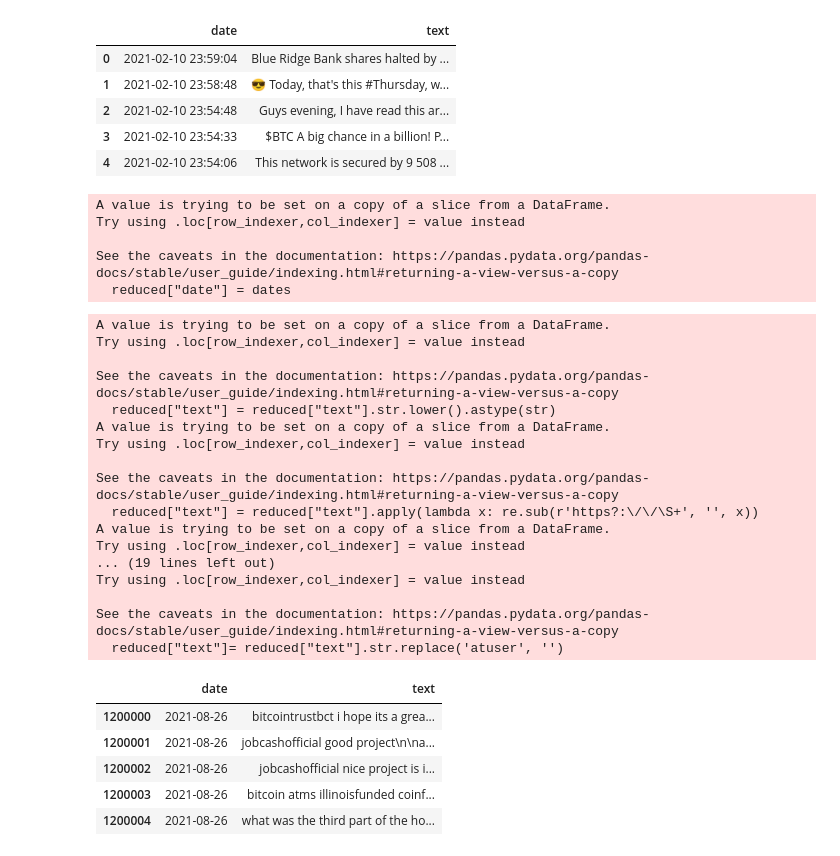
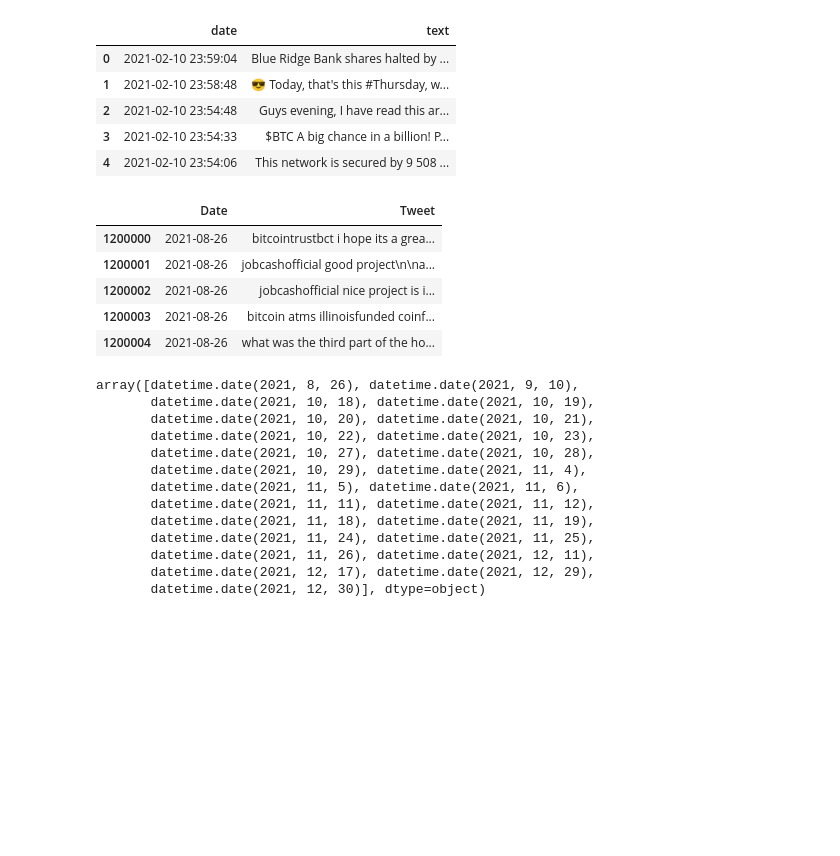
Before and after one commit to joshbrook/BTC-Sentiment-Analysis, a Jupyter notebook: preprocessing.ipynb, the cells around one changed output. Cells and saved outputs as stored; diff of their text form; code cells hidden in the pictures; blank space fills up the shorter version.

```diff
--- a/preprocessing.ipynb
+++ b/preprocessing.ipynb
@@ -335,61 +367,55 @@ sorted = btc_tweets.sort_values('date').dropna().reset_index(drop=True)
 reduced = sorted.iloc[1200000:1999000]
 # %%
 dates = [d.date() for d in pd.to_datetime(reduced["date"])]
-reduced["date"] = dates
-# %% [output]
-A value is trying to be set on a copy of a slice from a DataFrame.
-Try using .loc[row_indexer,col_indexer] = value instead
-
-See the caveats in the documentation: https://pandas.pydata.org/pandas-docs/stable/user_guide/indexing.html#returning-a-view-versus-a-copy
-  reduced["date"] = dates
 # %%
 import re
 
 # Provide case insensitive data
-reduced["text"] = reduced["text"].str.lower().astype(str)
+text = reduced["text"].str.lower().astype(str)
 
 # Take out links with or without www
-reduced["text"] = reduced["text"].apply(lambda x: re.sub(r'https?:\/\/\S+', '', x))
-reduced["text"].apply(lambda x: re.sub(r"www\.[a-z]?\.?(com)+|[a-z]+\.(com)", '', x))
+text = text.apply(lambda x: re.sub(r'https?:\/\/\S+', '', x))
+text.apply(lambda x: re.sub(r"www\.[a-z]?\.?(com)+|[a-z]+\.(com)", '', x))
 
 # Take out possible HTML character references
-reduced["text"] = reduced["text"].apply(lambda x: re.sub(r'&[a-z]+;', '', x))
+text = text.apply(lambda x: re.sub(r'&[a-z]+;', '', x))
 
 # Take out nonletter characters except for spaces and sentence delimitators
-reduced["text"] = reduced["text"].apply(lambda x: re.sub(r"[^a-z\s.!?]", '', x))
+text = text.apply(lambda x: re.sub(r"[^a-z\s.!?]", '', x))
 
 # Sometimes twitter data has links preprocessed into a reference such as {link}
-reduced["text"] = reduced["text"].apply(lambda x: re.sub(r'{link}', '', x))
+text = text.apply(lambda x: re.sub(r'{link}', '', x))
 
 # Noticed the dataset contains at user and url references so we can remove them
-reduced["text"] = reduced["text"].str.replace('url', '')
-reduced["text"] = reduced["text"].str.replace('atuser', '')
+text = text.str.replace('url', '')
+text = text.str.replace('atuser', '')
 
-reduced.head(5)
+filtered = pd.DataFrame({"Date": dates, "Tweet": text})
+
+filtered.head(5)
 # %% [output]
-A value is trying to be set on a copy of a slice from a DataFrame.
-Try using .loc[row_indexer,col_indexer] = value instead
-
-See the caveats in the documentation: https://pandas.pydata.org/pandas-docs/stable/user_guide/indexing.html#returning-a-view-versus-a-copy
-  reduced["text"] = reduced["text"].str.lower().astype(str)
-A value is trying to be set on a copy of a slice from a DataFrame.
-Try using .loc[row_indexer,col_indexer] = value instead
-
-See the caveats in the documentation: https://pandas.pydata.org/pandas-docs/stable/user_guide/indexing.html#returning-a-view-versus-a-copy
-  reduced["text"] = reduced["text"].apply(lambda x: re.sub(r'https?:\/\/\S+', '', x))
-A value is trying to be set on a copy of a slice from a DataFrame.
-Try using .loc[row_indexer,col_indexer] = value instead
-... (19 lines left out)
-Try using .loc[row_indexer,col_indexer] = value instead
-
-See the caveats in the documentation: https://pandas.pydata.org/pandas-docs/stable/user_guide/indexing.html#returning-a-view-versus-a-copy
-  reduced["text"]= reduced["text"].str.replace('atuser', '')
-|  | date | text |
+|  | Date | Tweet |
 | 1200000 | 2021-08-26 | bitcointrustbct i hope its a grea... |
 | 1200001 | 2021-08-26 | jobcashofficial good project\n\na... |
 | 1200002 | 2021-08-26 | jobcashofficial nice project is i... |
 | 1200003 | 2021-08-26 | bitcoin atms illinoisfunded coinf... |
 | 1200004 | 2021-08-26 | what was the third part of the ho... |
+# %%
+filtered["Date"].unique()
+# %% [output]
+array([datetime.date(2021, 8, 26), datetime.date(2021, 9, 10),
+       datetime.date(2021, 10, 18), datetime.date(2021, 10, 19),
+       datetime.date(2021, 10, 20), datetime.date(2021, 10, 21),
+       datetime.date(2021, 10, 22), datetime.date(2021, 10, 23),
+       datetime.date(2021, 10, 27), datetime.date(2021, 10, 28),
+       datetime.date(2021, 10, 29), datetime.date(2021, 11, 4),
+       datetime.date(2021, 11, 5), datetime.date(2021, 11, 6),
+       datetime.date(2021, 11, 11), datetime.date(2021, 11, 12),
+       datetime.date(2021, 11, 18), datetime.date(2021, 11, 19),
+       datetime.date(2021, 11, 24), datetime.date(2021, 11, 25),
+       datetime.date(2021, 11, 26), datetime.date(2021, 12, 11),
+       datetime.date(2021, 12, 17), datetime.date(2021, 12, 29),
+       datetime.date(2021, 12, 30)], dtype=object)
 # %%
 import nltk
 from nltk.tokenize import RegexpTokenizer
```
Also changed, not shown: parts of 30 cells of this notebook, 1 other file.
